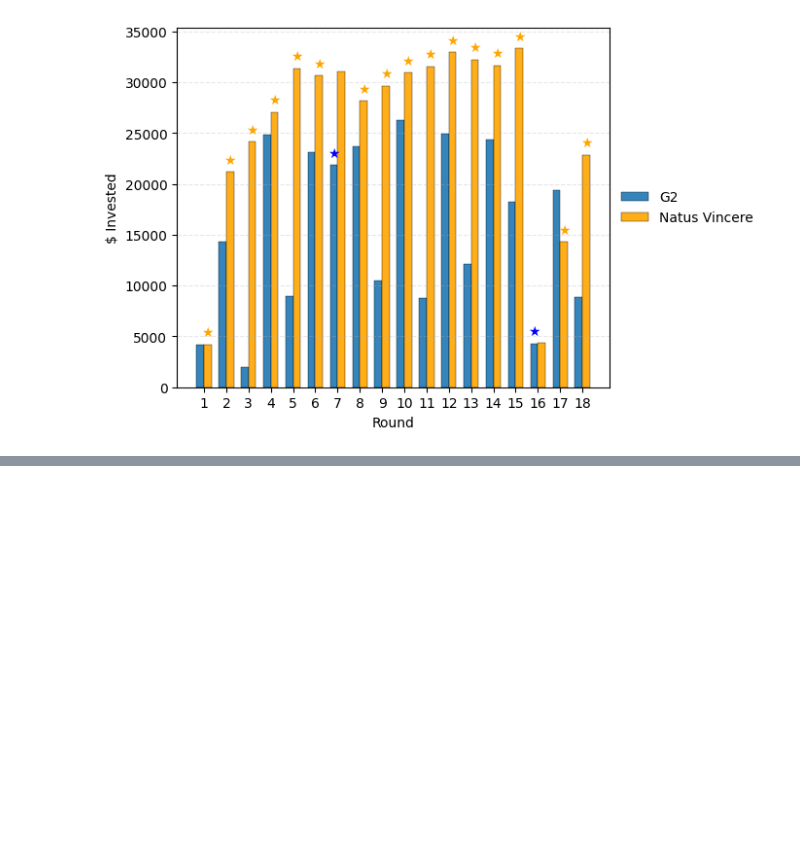
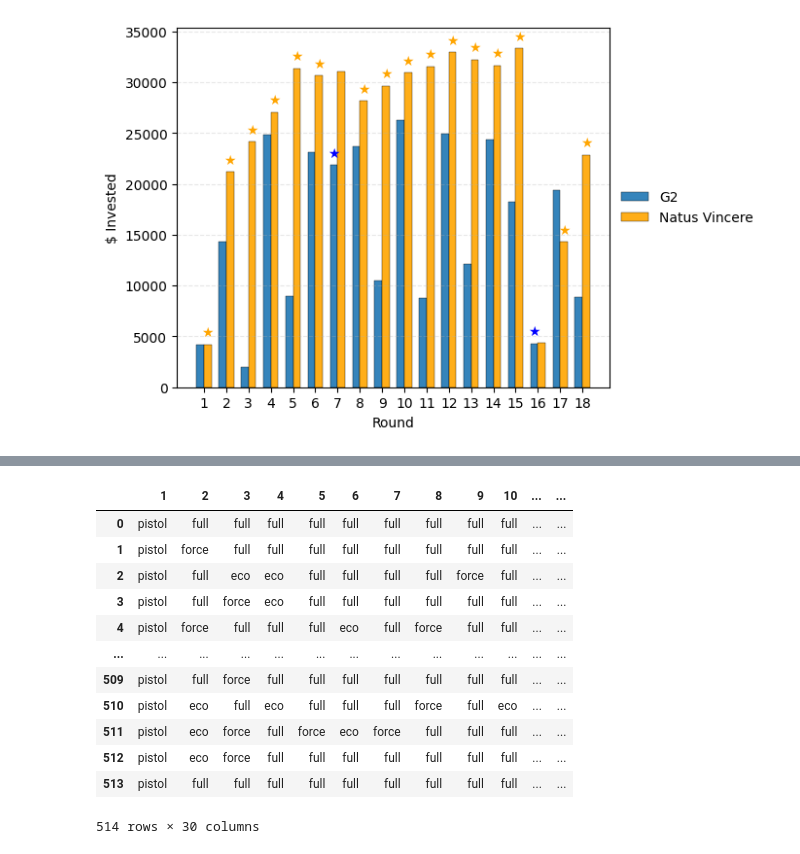
Before and after one commit to ValDevelopment/CS-GO-Team-Economy, a Jupyter notebook: notebooks/.notebook/01_data_overview_viz.ipynb, the cells around one changed output, grey strips where cells are left out. Cells and saved outputs as stored; diff of their text form; code cells hidden in the pictures; blank space fills up the shorter version.

```diff
--- a/notebooks/.notebook/01_data_overview_viz.ipynb
+++ b/notebooks/.notebook/01_data_overview_viz.ipynb
@@ -90,0 +152,10 @@ for i in range(len(t1_econ)):
+# %%
+team = "Natus Vincere"
+team_t1 = econ_results_merged.query("team_1_x == @team")
+team_t2 = econ_results_merged.query("team_2_x == @team")
+team_t1_rounds = team_t1.loc[:, t1_cols]
+team_t2_rounds = team_t2.loc[:, t2_cols]
+team_t1_rounds.columns = team_t1_rounds.columns.str.removesuffix("_t1")
+team_t2_rounds.columns = team_t2_rounds.columns.str.removesuffix("_t2")
+team_rounds = pd.concat([team_t1_rounds, team_t2_rounds],ignore_index=True)
+team_rounds.loc[:, "16"]
@@ -90,0 +175,42 @@ for i in range(len(t1_econ)):
+# %%
+
+pistol_cols = {1, 16, "1", "16"}
+is_pistol_col = team_rounds.columns.isin(pistol_cols)
+
+is_pistol = pd.DataFrame(
+    np.tile(is_pistol_col, (len(team_rounds), 1)),
+    index=team_rounds.index,
+    columns=team_rounds.columns
+)
+
+avg_spend = team_rounds / 5
+
+classifiers = pd.DataFrame(
+    np.select(
+        condlist=[
+            is_pistol,
+            avg_spend == 0,
+            (avg_spend > 0) & (avg_spend < 1500),
+            (avg_spend >= 1500) & (avg_spend < 3500),
+            avg_spend >= 3500
+        ],
+        choicelist=["pistol", "hard_save", "eco", "force", "full"],
+        default= "N/A"
+    ),
+    index=team_rounds.index, columns=team_rounds.columns
+)
+classifiers
+# %% [output]
+|  | 1 | 2 | 3 | 4 | 5 | 6 | 7 | 8 | 9 | 10 | ... | ... |
+| 0 | pistol | full | full | full | full | full | full | full | full | full | ... | ... |
+| 1 | pistol | force | full | full | full | full | full | full | full | full | ... | ... |
+| 2 | pistol | full | eco | eco | full | full | full | full | force | full | ... | ... |
+| 3 | pistol | full | force | eco | full | full | full | full | full | full | ... | ... |
+| 4 | pistol | force | full | full | full | eco | full | force | full | full | ... | ... |
+| ... | ... | ... | ... | ... | ... | ... | ... | ... | ... | ... | ... | ... |
+| 509 | pistol | full | force | full | full | full | full | full | full | full | ... | ... |
+| 510 | pistol | eco | full | eco | full | full | full | force | full | eco | ... | ... |
+| 511 | pistol | eco | force | full | force | eco | force | full | full | full | ... | ... |
+| 512 | pistol | eco | force | full | full | full | full | full | full | full | ... | ... |
+| 513 | pistol | full | full | full | full | full | full | full | full | full | ... | ... |
+514 rows × 30 columns
```
Also changed, not shown: parts of 9 cells of this notebook, 1 other file.
